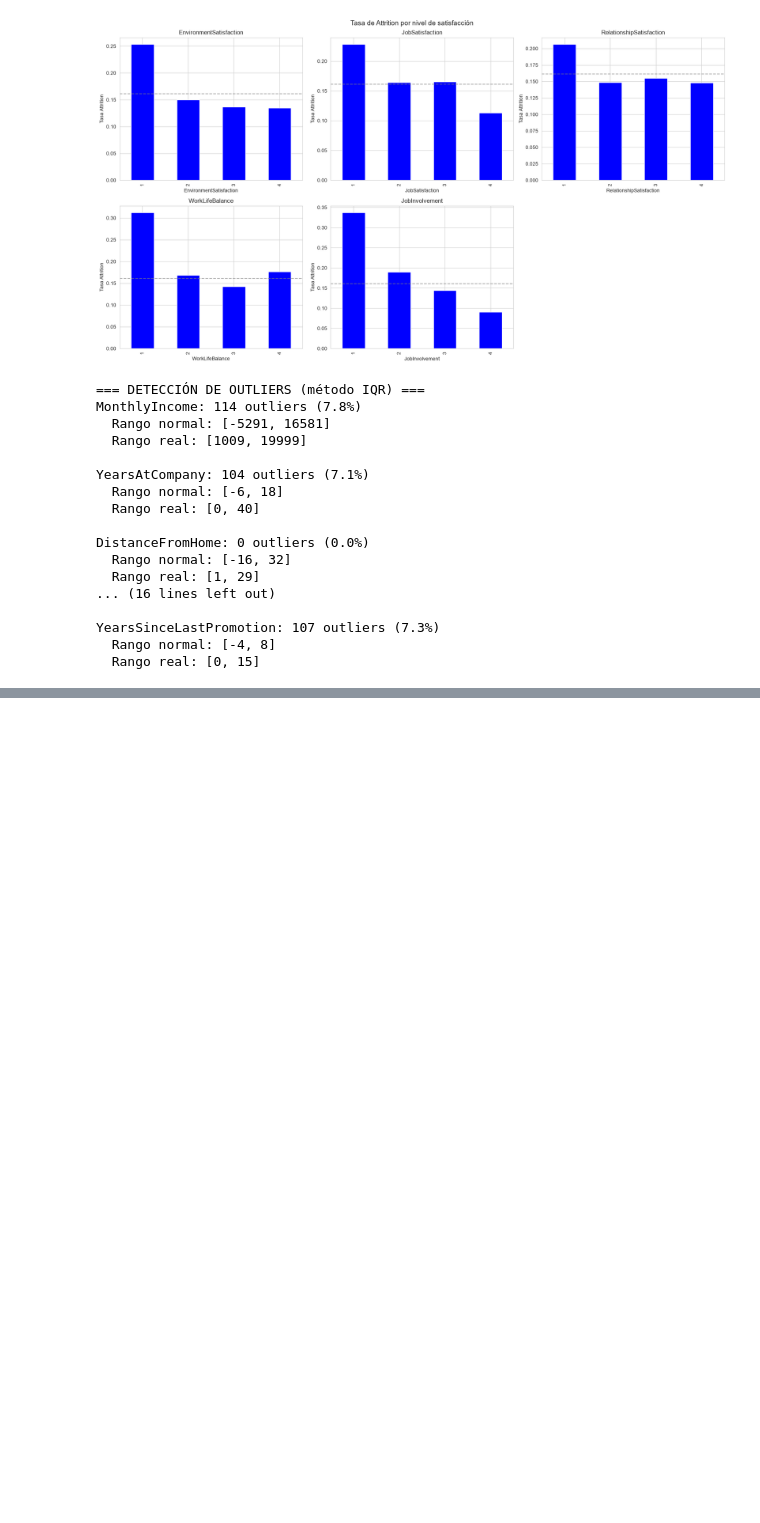
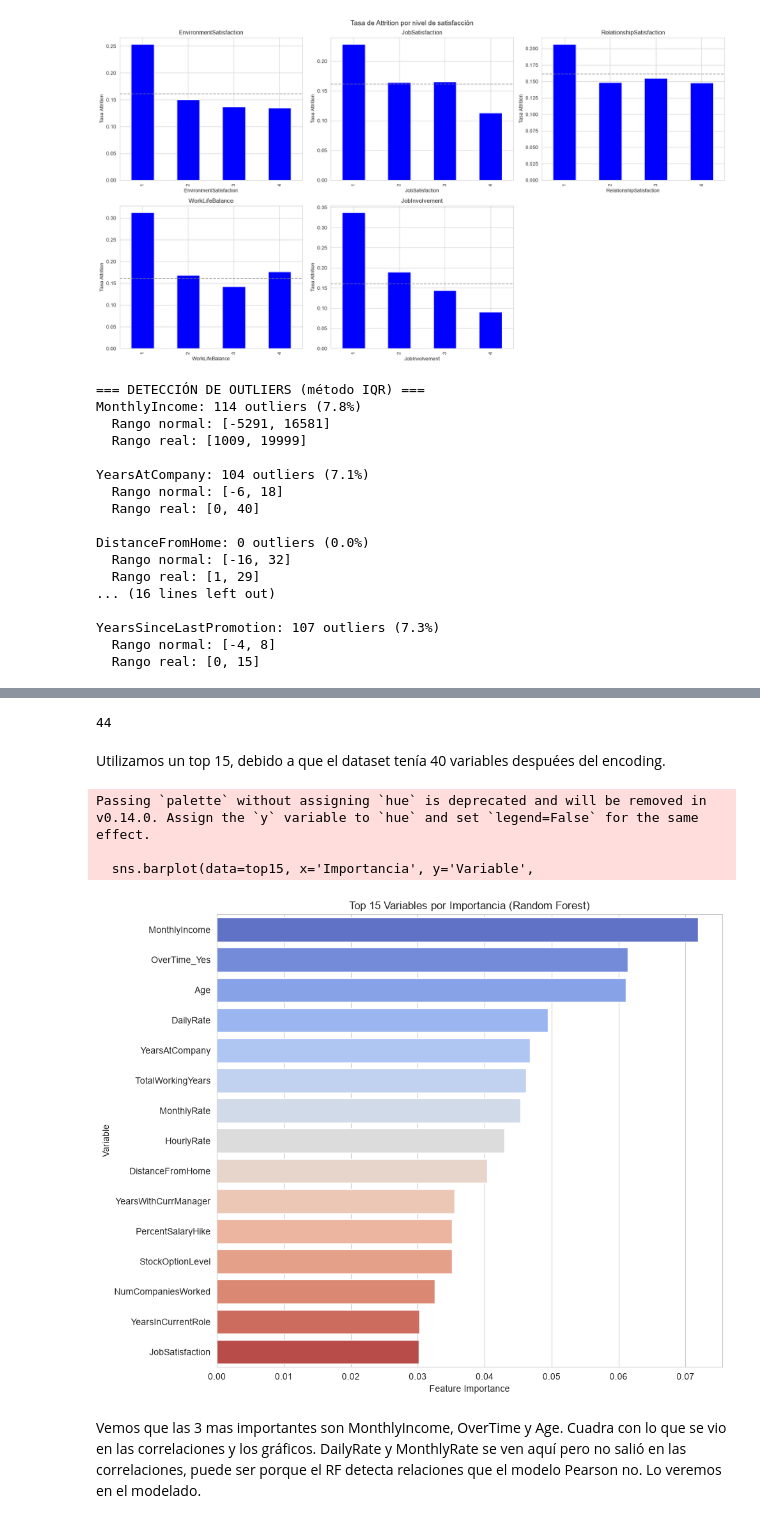
Before and after one commit to MarioFernandezH/TFM-Employee-Attrition, a Jupyter notebook: notebooks/01_EDA.ipynb, the cells around one changed output, grey strips where cells are left out. Drawn from its saved outputs; the diff is of its cells as text; code cells hidden in the pictures; blank space fills up the shorter version.

```diff
--- a/notebooks/01_EDA.ipynb
+++ b/notebooks/01_EDA.ipynb
@@ -317,0 +498,13 @@ YearsSinceLastPromotion: 107 outliers (7.3%)
+# %%
+# --- Encoding para el Random Forest exploratorio ---
+from sklearn.ensemble import RandomForestClassifier
+
+# One-hot encoding de categoricas
+ibm_encoded = pd.get_dummies(ibm_clean, drop_first=True)
+
+# Separar features y target
+X = ibm_encoded.drop(columns=['Attrition'])
+y = ibm_encoded['Attrition']
+
+print(f'Features: {X.shape[1]} columnas')
+print(f'Target: {y.value_counts().to_dict()}')
@@ -317,0 +514,17 @@ YearsSinceLastPromotion: 107 outliers (7.3%)
+# %%
+# --- Random Forest exploratorio ---
+
+# Entrenar con parámetros por defecto
+rf = RandomForestClassifier(n_estimators=100, random_state=42,
+                           class_weight='balanced')
+rf.fit(X, y)
+
+# Extraer feature importances
+importances = pd.DataFrame({
+    'Variable': X.columns,
+    'Importancia': rf.feature_importances_
+}).sort_values('Importancia', ascending=False)
+
+# Mostrar top 15
+print('=== TOP 15 VARIABLES POR IMPORTANCIA (Random Forest) ===')
+print(importances.head(15).to_string(index=False))
@@ -317,0 +549,28 @@ YearsSinceLastPromotion: 107 outliers (7.3%)
+# %%
+print(len(importances))
+# %% [output]
+44
+# %% [markdown]
+Utilizamos un top 15, debido a que el dataset tenía 40 variables despuées del encoding.
+# %%
+# --- Gráfica de importancia de variables ---
+
+top15 = importances.head(15)
+
+fig, ax = plt.subplots(figsize=(10, 8))
+sns.barplot(data=top15, x='Importancia', y='Variable',
+            palette='coolwarm', ax=ax)
+ax.set_title('Top 15 Variables por Importancia (Random Forest)', fontsize=12)
+ax.set_xlabel('Feature Importance')
+plt.tight_layout()
+plt.savefig('../reports/figures/feature_importance_rf.png',
+            dpi=150, bbox_inches='tight')
+plt.show()
+# %% [output]
+Passing `palette` without assigning `hue` is deprecated and will be removed in v0.14.0. Assign the `y` variable to `hue` and set `legend=False` for the same effect.
+
+  sns.barplot(data=top15, x='Importancia', y='Variable',
+[figure, added]
+# %% [markdown]
+Vemos que las 3 mas importantes son MonthlyIncome, OverTime y Age. Cuadra con lo que se vio en las correlaciones y los gráficos. DailyRate y MonthlyRate se ven aquí pero no
+salió en las correlaciones, puede ser porque el RF detecta relaciones que el modelo Pearson no. Lo veremos en el modelado.
```
Also changed, not shown: parts of 28 cells of this notebook, 4 other files.
